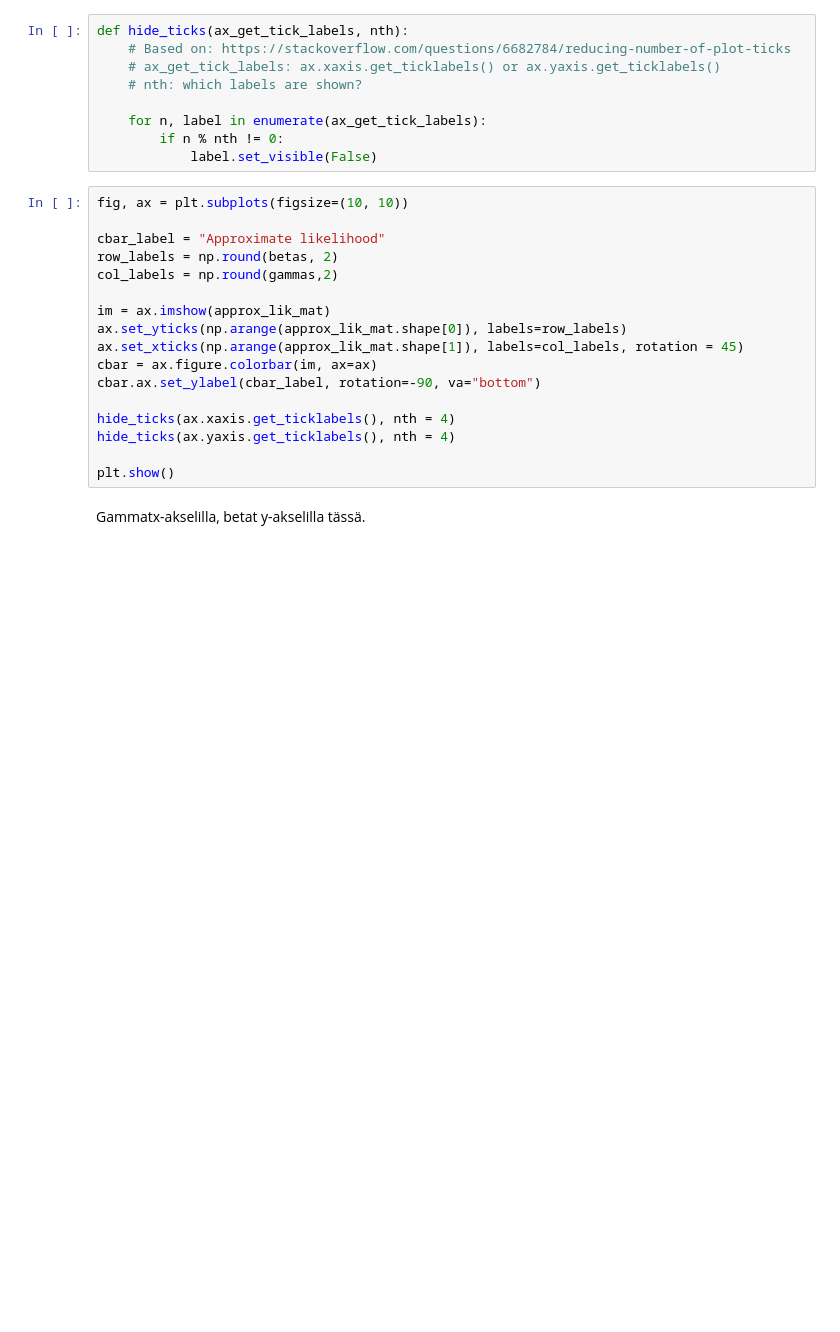
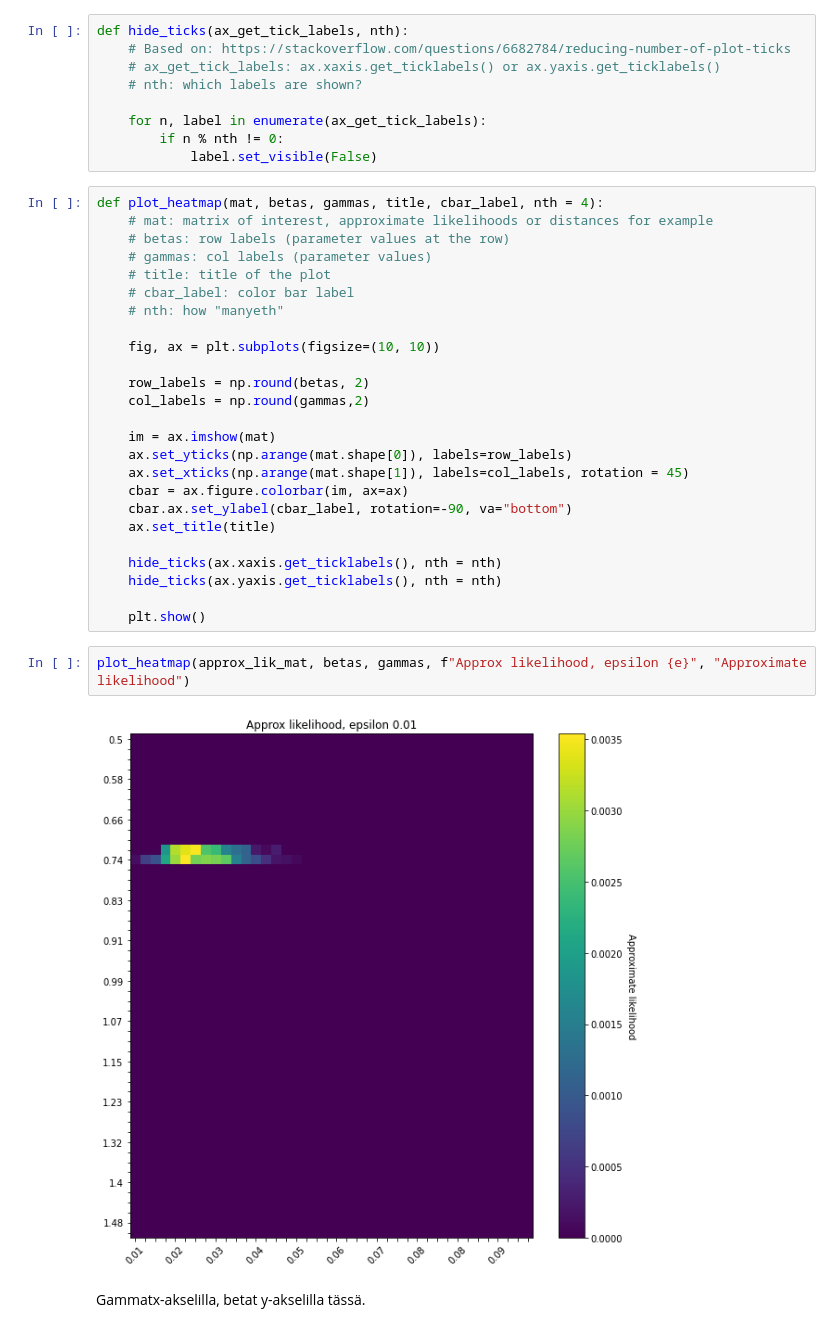
Before and after one commit to fanoja/Ecoli-R0, a Jupyter notebook: SIR simulation grid.ipynb, the cells around one changed output. Cells and saved outputs as stored; diff of their text form; blank space fills up the shorter version.

Commit message:
Distance matrix calculation in a grid, transfer grid simulations to functions

```diff
--- a/SIR simulation grid.ipynb
+++ b/SIR simulation grid.ipynb
@@ -202,22 +184,34 @@ def hide_ticks(ax_get_tick_labels, nth):
     for n, label in enumerate(ax_get_tick_labels):
         if n % nth != 0:
             label.set_visible(False)
-# %%
-fig, ax = plt.subplots(figsize=(10, 10))
-
-cbar_label = "Approximate likelihood"
-row_labels = np.round(betas, 2)
-col_labels = np.round(gammas,2)
-
-im = ax.imshow(approx_lik_mat)
-ax.set_yticks(np.arange(approx_lik_mat.shape[0]), labels=row_labels)
-ax.set_xticks(np.arange(approx_lik_mat.shape[1]), labels=col_labels, rotation = 45)
-cbar = ax.figure.colorbar(im, ax=ax)
-cbar.ax.set_ylabel(cbar_label, rotation=-90, va="bottom")
-
-hide_ticks(ax.xaxis.get_ticklabels(), nth = 4)
-hide_ticks(ax.yaxis.get_ticklabels(), nth = 4)
-
-plt.show()
+# %%
+def plot_heatmap(mat, betas, gammas, title, cbar_label, nth = 4):
+    # mat: matrix of interest, approximate likelihoods or distances for example
+    # betas: row labels (parameter values at the row)
+    # gammas: col labels (parameter values)
+    # title: title of the plot
+    # cbar_label: color bar label
+    # nth: how "manyeth"
+
+    fig, ax = plt.subplots(figsize=(10, 10))
+
+    row_labels = np.round(betas, 2)
+    col_labels = np.round(gammas,2)
+
+    im = ax.imshow(mat)
+    ax.set_yticks(np.arange(mat.shape[0]), labels=row_labels)
+    ax.set_xticks(np.arange(mat.shape[1]), labels=col_labels, rotation = 45)
+    cbar = ax.figure.colorbar(im, ax=ax)
+    cbar.ax.set_ylabel(cbar_label, rotation=-90, va="bottom")
+    ax.set_title(title)
+
+    hide_ticks(ax.xaxis.get_ticklabels(), nth = nth)
+    hide_ticks(ax.yaxis.get_ticklabels(), nth = nth)
+
+    plt.show()
+# %%
+plot_heatmap(approx_lik_mat, betas, gammas, f"Approx likelihood, epsilon {e}", "Approximate likelihood")
+# %% [output]
+[figure, added]
 # %% [markdown]
 Gammatx-akselilla, betat y-akselilla tässä.
```
Also changed, not shown: parts of 7 cells of this notebook.
